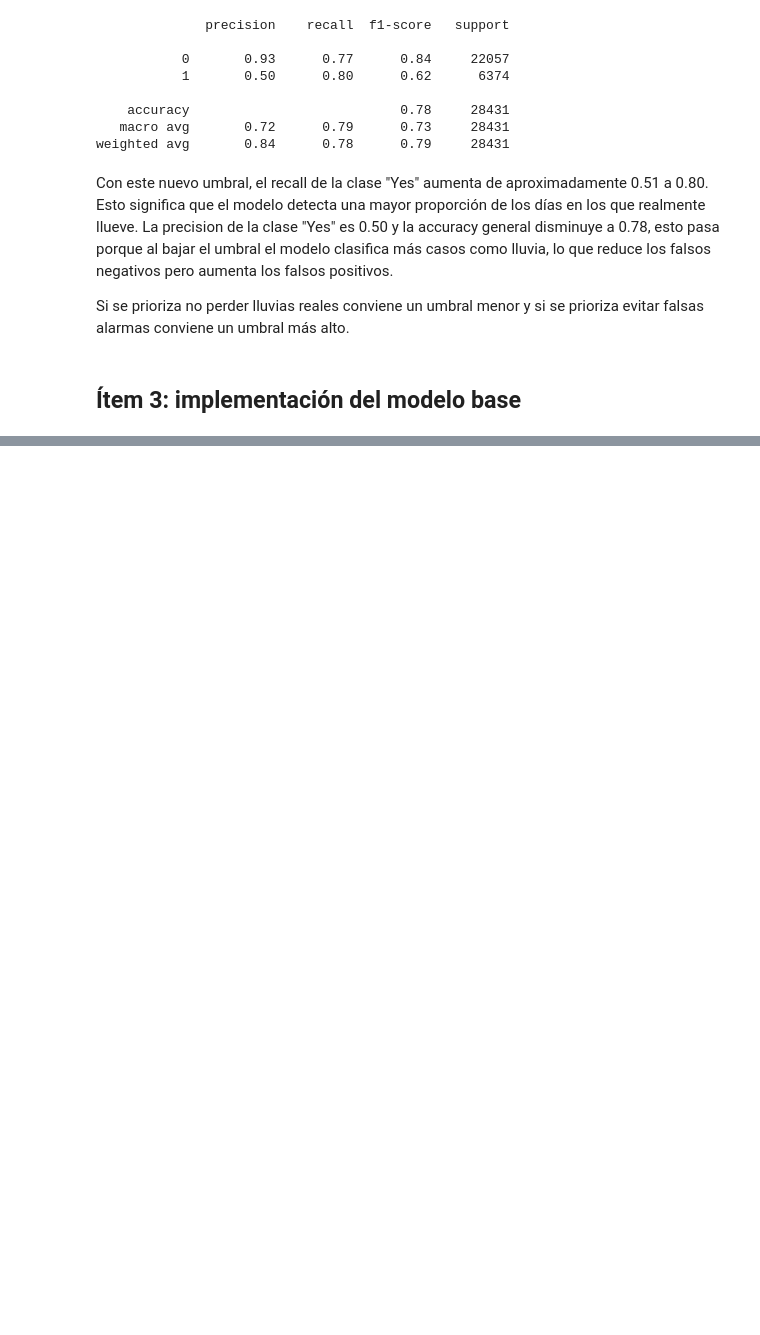
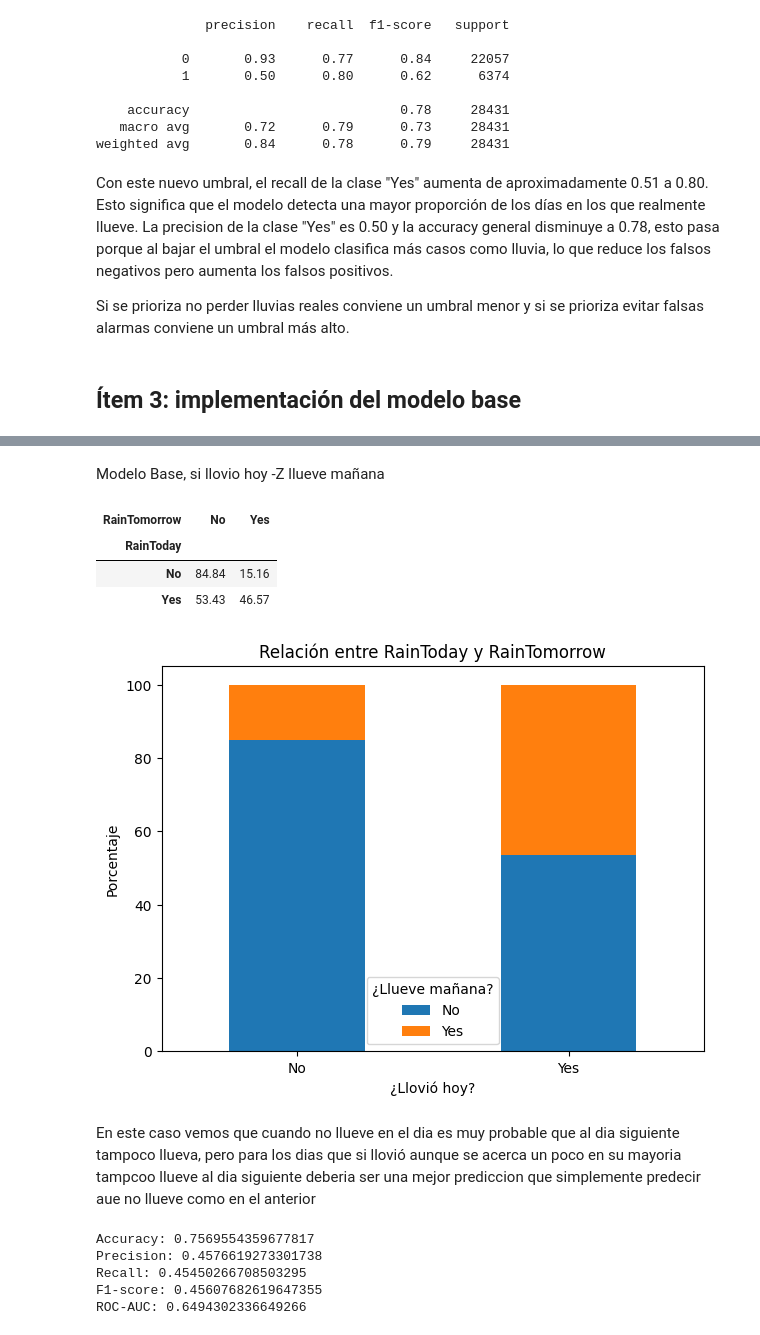
Before and after one commit to ZahirJacob/AA1-TUIA-Dimenna-Jacob-Taborda, a Jupyter notebook: TP_clasificacion_AA1.ipynb, the cells around one changed output, grey strips where cells are left out. Saved outputs shown, nothing was run; the diff lists cells and outputs as text; code cells hidden in the pictures; blank space fills up the shorter version.

```diff
--- a/TP_clasificacion_AA1.ipynb
+++ b/TP_clasificacion_AA1.ipynb
@@ -711,0 +740,36 @@ El modelo base predice siempre la clase mayoritaria "no llueve", con un accuracy
+# %% [markdown]
+Modelo Base, si llovio hoy -Z llueve mañana
+# %%
+
+df_rain_train = X_train[["RainToday"]].copy()
+df_rain_train["RainTomorrow"] = y_train.map({0: "No", 1: "Yes"})
+
+# eliminamos filas donde RainToday sea nulo para observar la relación de forma directa
+df_rain_train = df_rain_train.dropna(subset=["RainToday"])
+
+tabla_rain_pct = pd.crosstab(
+    df_rain_train["RainToday"],
+    df_rain_train["RainTomorrow"],
+    normalize="index"
+) * 100
+
+tabla_rain_pct = tabla_rain_pct.reindex(columns=["No", "Yes"])
+tabla_rain_pct.round(2)
+# %% [output]
+| RainTomorrow | No | Yes |
+| RainToday |  |  |
+| No | 84.84 | 15.16 |
+| Yes | 53.43 | 46.57 |
+# %%
+tabla_rain_pct.plot(kind="bar", stacked=True, figsize=(7, 5))
+
+plt.title("Relación entre RainToday y RainTomorrow")
+plt.xlabel("¿Llovió hoy?")
+plt.ylabel("Porcentaje")
+plt.xticks(rotation=0)
+plt.legend(title="¿Llueve mañana?")
+plt.show()
+# %% [output]
+[figure, added]
+# %% [markdown]
+En este caso vemos que cuando no llueve en el dia es muy probable que al dia siguiente tampoco llueva, pero para los dias que si llovió aunque se acerca un poco en su mayoria tampcoo llueve al dia siguiente deberia ser una mejor prediccion que simplemente predecir aue no llueve como en el anterior
@@ -711,0 +788,19 @@ El modelo base predice siempre la clase mayoritaria "no llueve", con un accuracy
+# %%
+# calculamos métricas principales para evaluar el modelo base basado en RainToday
+accuracy_base_raintoday = accuracy_score(y_test, y_pred_base_raintoday)
+precision_base_raintoday = precision_score(y_test, y_pred_base_raintoday, zero_division=0)
+recall_base_raintoday = recall_score(y_test, y_pred_base_raintoday, zero_division=0)
+f1_base_raintoday = f1_score(y_test, y_pred_base_raintoday, zero_division=0)
+auc_base_raintoday = roc_auc_score(y_test, y_pred_base_raintoday)
+
+print("Accuracy:", accuracy_base_raintoday)
+print("Precision:", precision_base_raintoday)
+print("Recall:", recall_base_raintoday)
+print("F1-score:", f1_base_raintoday)
+print("ROC-AUC:", auc_base_raintoday)
+# %% [output]
+Accuracy: 0.7569554359677817
+Precision: 0.4576619273301738
+Recall: 0.45450266708503295
+F1-score: 0.45607682619647355
+ROC-AUC: 0.6494302336649266
```
Also changed, not shown: parts of 28 cells of this notebook.
